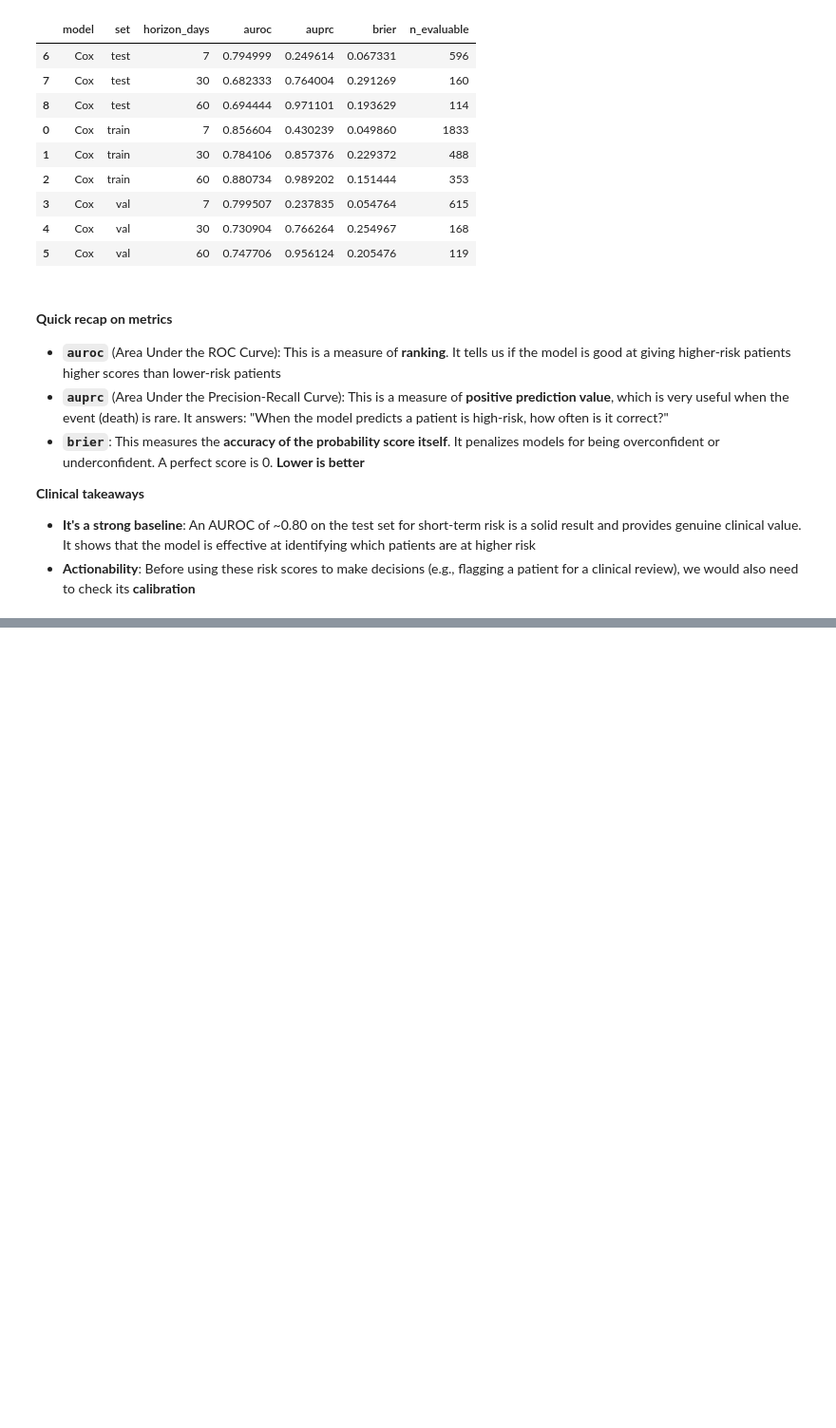
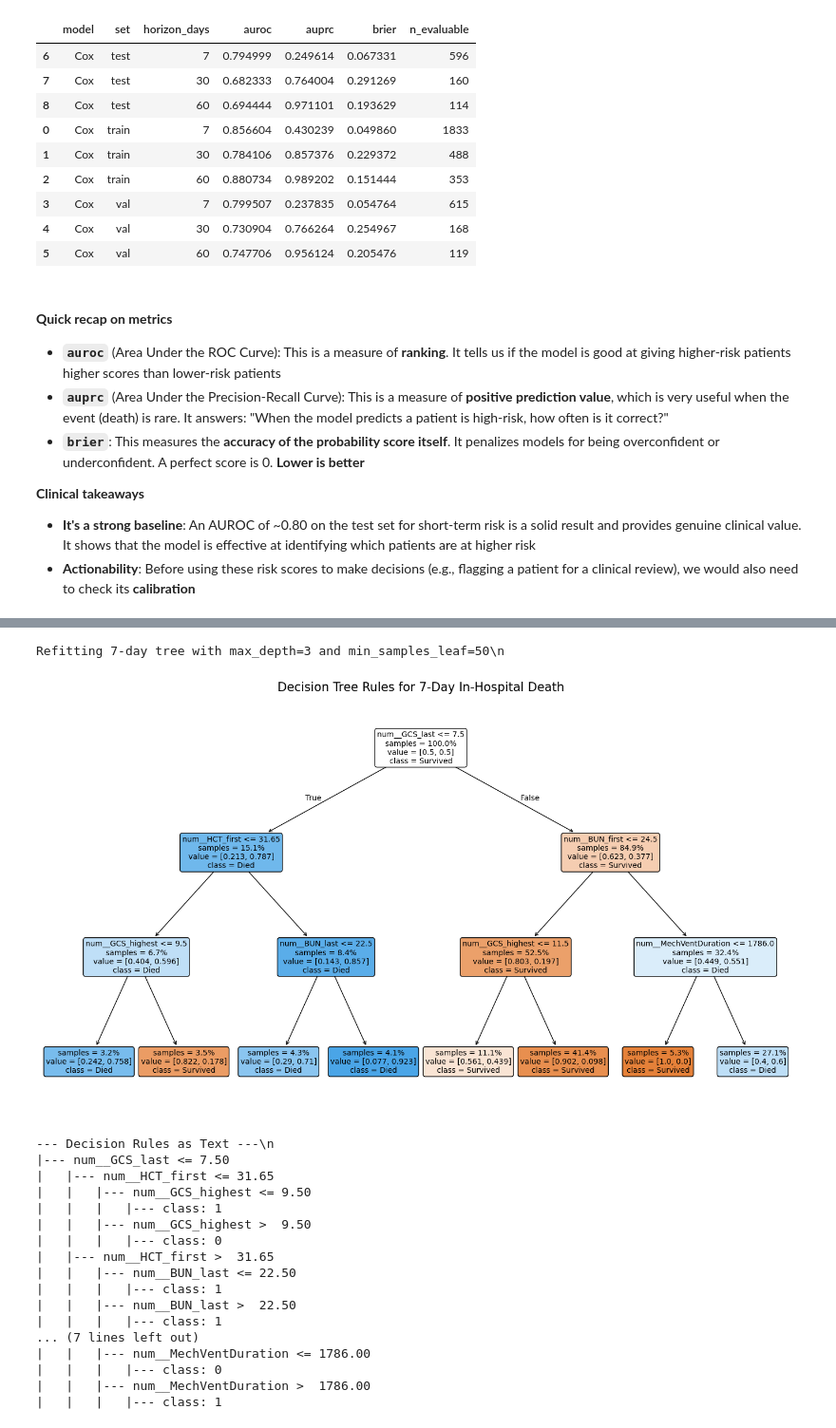
Before and after one commit to IE-ML-for-Healthcare/ICU_Survival_analysis, a Jupyter notebook: 03_ICU_Survival_analysis_DT_RF.ipynb, the cells around one changed output, grey strips where cells are left out. Shown at 95% size. Saved outputs shown, nothing was run; the diff lists cells and outputs as text; code cells hidden in the pictures; blank space fills up the shorter version.

```diff
--- a/03_ICU_Survival_analysis_DT_RF.ipynb
+++ b/03_ICU_Survival_analysis_DT_RF.ipynb
@@ -379,0 +545,69 @@ ARTIFACTS = {
+# %%
+# --- Step 1: Re-fit a single, clean tree for the 7-day horizon ---
+# We use the best settings (hyperparameters) we already found via GridSearchCV.
+
+HORIZON = 7 # Focus on the 7-day model
+
+# Get the best parameters from our previous results
+best_params_row = ARTIFACTS["dt_metrics"].query("set == 'val' and horizon_days == @HORIZON").iloc[0]
+best_depth = int(best_params_row["best_max_depth"])
+best_leaf_samples = int(best_params_row["best_min_samples_leaf"])
+
+print(f"Refitting 7-day tree with max_depth={best_depth} and min_samples_leaf={best_leaf_samples}\\n")
+
+# Get the correct "evaluable" data for this horizon
+mask_train = ARTIFACTS["labels_train"][HORIZON]["mask"]
+y_train_h = ARTIFACTS["labels_train"][HORIZON]["y_true"][mask_train].to_numpy()
+
+# Use the already preprocessed data
+Xt_train_h = Xt_train.loc[mask_train]
+
+# Fit the final Decision Tree model
+final_tree = DecisionTreeClassifier(
+    random_state=SEED,
+    class_weight="balanced", # Helps the model pay attention to the rare "death" event
+    max_depth=best_depth,
+    min_samples_leaf=best_leaf_samples
+)
+final_tree.fit(Xt_train_h, y_train_h)
+
+# --- Step 2: Plot the tree to visualize the rules ---
+plt.figure(figsize=(18, 10))
+plot_tree(
+    final_tree,
+    feature_names=Xt_train_h.columns.tolist(),
+    class_names=["Survived", "Died"], # Label for clarity
+    filled=True,       # Color nodes by majority class
+    impurity=False,    # Hide Gini impurity for a cleaner look
+    proportion=True,   # Show percentage of samples in each class
+    rounded=True,      # Use rounded boxes
+    fontsize=10
+)
+plt.title(f"Decision Tree Rules for {HORIZON}-Day In-Hospital Death", fontsize=16)
+plt.show()
+
+# --- Step 3: Export the same rules as text ---
+# This can be useful for documentation.
+rules_text = export_text(final_tree, feature_names=list(Xt_train_h.columns))
+print("--- Decision Rules as Text ---\\n")
+print(rules_text)
+# %% [output]
+Refitting 7-day tree with max_depth=3 and min_samples_leaf=50\n
+[figure, added]
+--- Decision Rules as Text ---\n
+|--- num__GCS_last <= 7.50
+|   |--- num__HCT_first <= 31.65
+|   |   |--- num__GCS_highest <= 9.50
+|   |   |   |--- class: 1
+|   |   |--- num__GCS_highest >  9.50
+|   |   |   |--- class: 0
+|   |--- num__HCT_first >  31.65
+|   |   |--- num__BUN_last <= 22.50
+|   |   |   |--- class: 1
+|   |   |--- num__BUN_last >  22.50
+|   |   |   |--- class: 1
+... (7 lines left out)
+|   |   |--- num__MechVentDuration <= 1786.00
+|   |   |   |--- class: 0
+|   |   |--- num__MechVentDuration >  1786.00
+|   |   |   |--- class: 1
```
Also changed, not shown: parts of 22 cells of this notebook.
